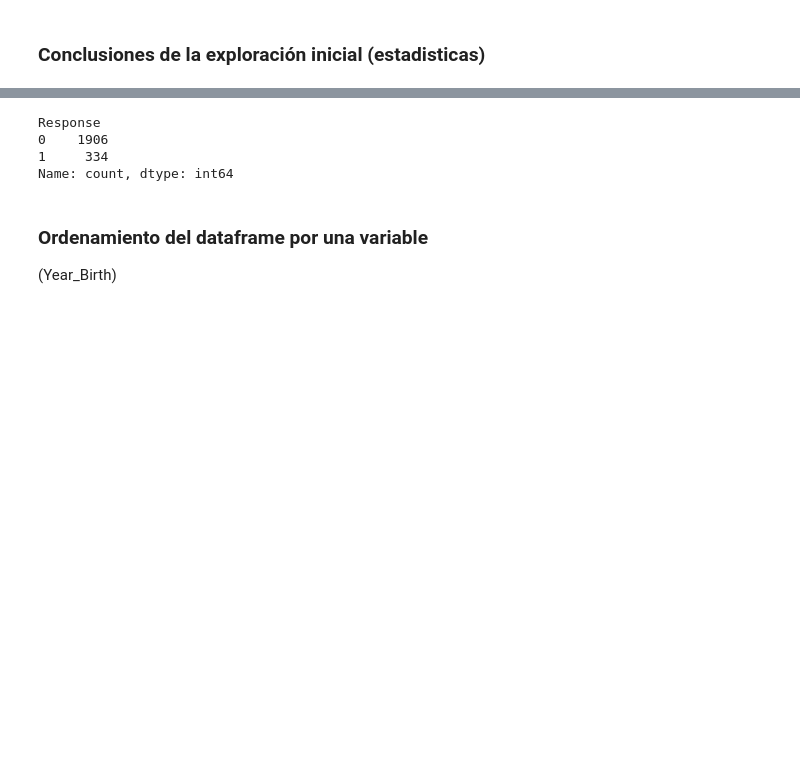
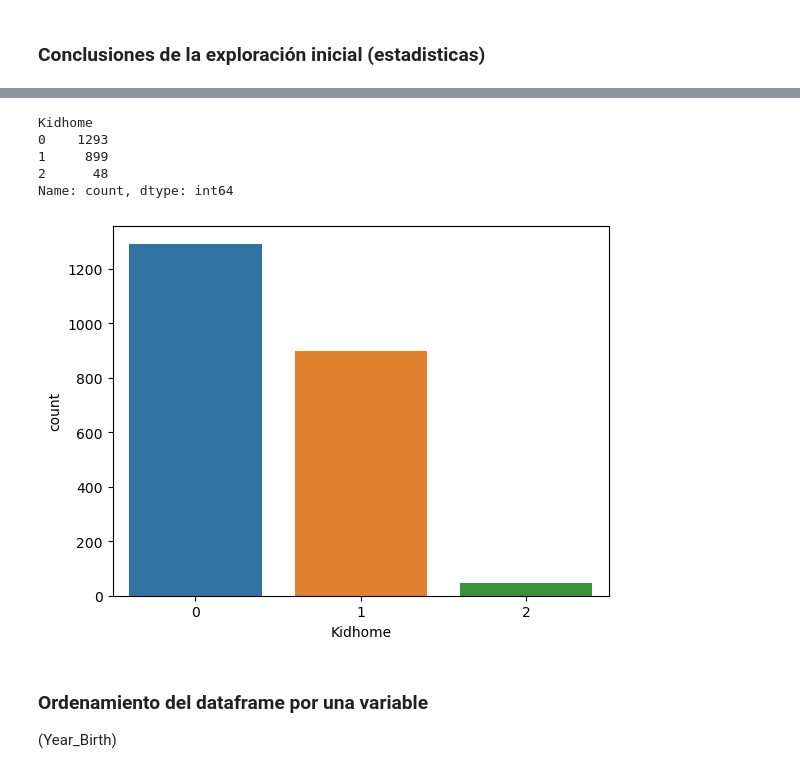
Before and after one commit to juandtap/IA_practica_01, a Jupyter notebook: practica_1_analisis_exploratorio_de_datos.ipynb, the cells around one changed output, grey strips where cells are left out. Saved outputs shown, nothing was run; the diff lists cells and outputs as text; code cells hidden in the pictures; blank space fills up the shorter version.

```diff
--- a/practica_1_analisis_exploratorio_de_datos.ipynb
+++ b/practica_1_analisis_exploratorio_de_datos.ipynb
@@ -103,10 +151,14 @@ sns.countplot(x=Y)
 # %%
-dataframe['Response'].value_counts()
+Y = dataframe['Kidhome']
+sns.countplot(x=Y)
+dataframe['Kidhome'].value_counts()
 # %% [output]
-Response
-0    1906
-1     334
+Kidhome
+0    1293
+1     899
+2      48
 Name: count, dtype: int64
+[figure, added]
 # %% [markdown]
 ### Ordenamiento del dataframe por una variable
 
```
Also changed, not shown: parts of 11 cells of this notebook.
